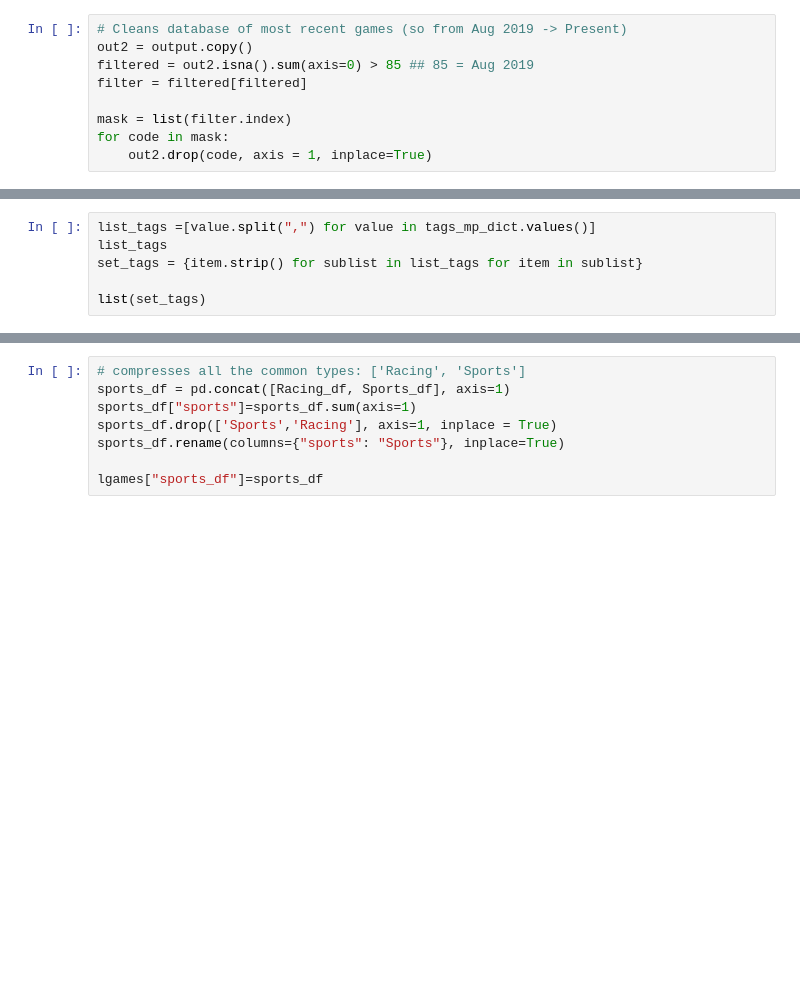
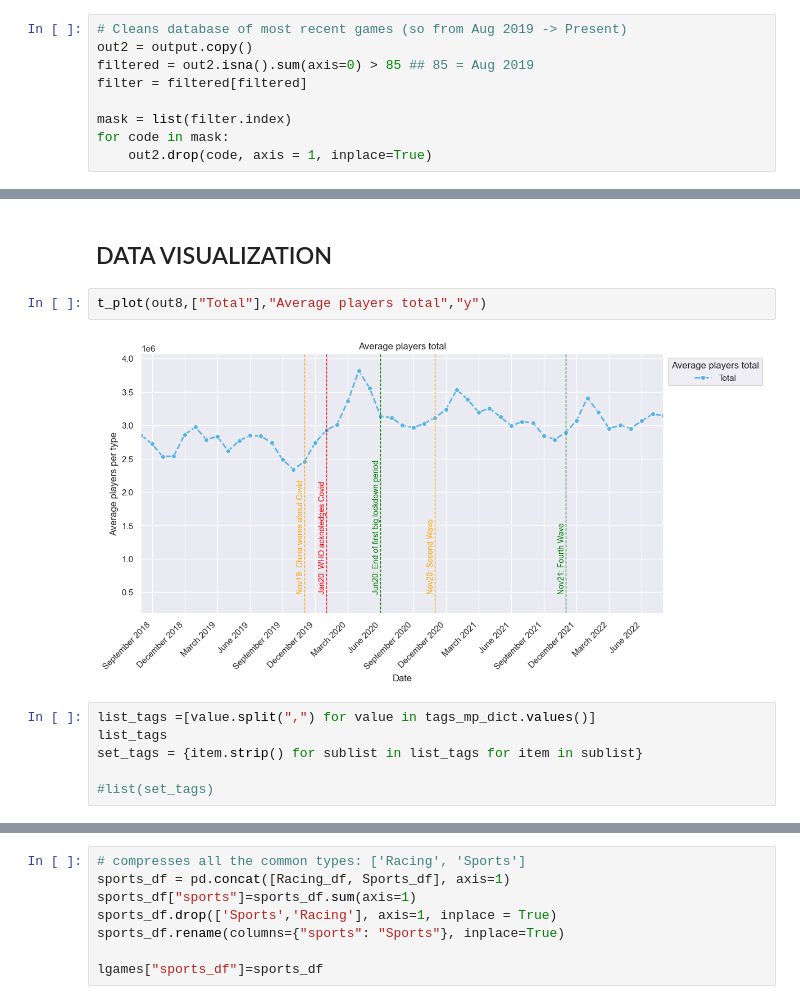
Before and after one commit to Pyros009/data-wrangling-project, a Jupyter notebook: Main2.ipynb, the cells around one changed output, grey strips where cells are left out. Cells and saved outputs as stored; diff of their text form; blank space fills up the shorter version.

```diff
--- a/Main2.ipynb
+++ b/Main2.ipynb
@@ -389,9 +408,15 @@ plt.ylabel('Z variance for Average players')
+# %% [markdown]
+## DATA VISUALIZATION ##
+# %%
+t_plot(out8,["Total"],"Average players total","y")
+# %% [output]
+[figure, added]
 # %%
 list_tags =[value.split(",") for value in tags_mp_dict.values()]
 list_tags
 set_tags = {item.strip() for sublist in list_tags for item in sublist}
 
-list(set_tags)
+#list(set_tags)
 # %%
 # creates a dataframe of a specific genre with a single column that contains the specified value
 def make_type(df, substring):
```
Also changed, not shown: parts of 24 cells of this notebook, 1 other file.
